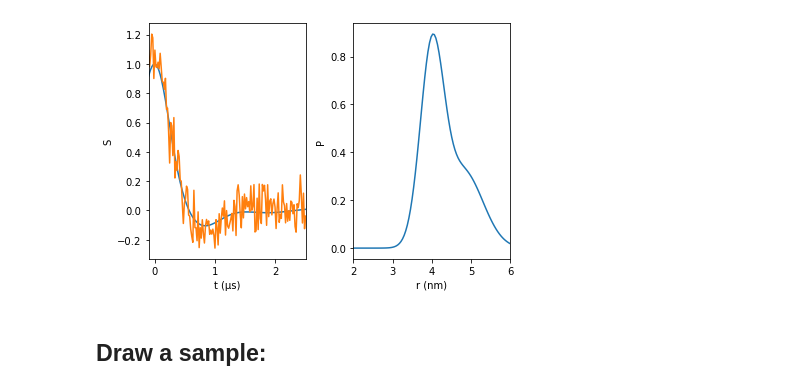
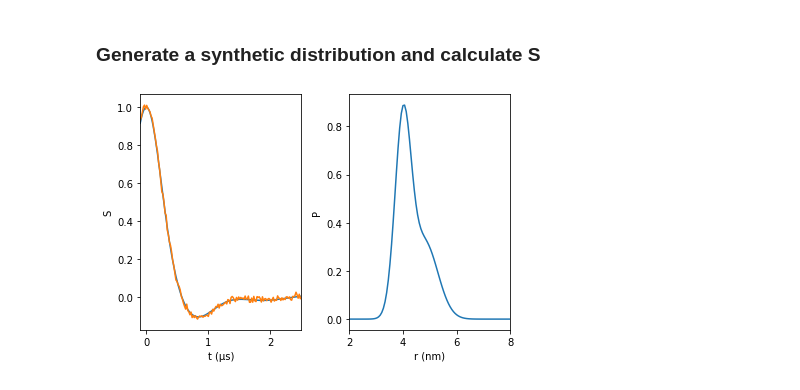
Before and after one commit to StollLab/dive-scripts, a Jupyter notebook: randP/randP_Thomas_method.ipynb, the cells around one changed output. Cells and saved outputs as stored; diff of their text form; code cells hidden in the pictures.

```diff
--- a/randP/randP_Thomas_method.ipynb
+++ b/randP/randP_Thomas_method.ipynb
@@ -17,43 +18,43 @@ import deerlab as dl
 from theano import tensor as T
 from theano.tensor import nlinalg as tnp
 from theano.tensor import slinalg as snp
+# %% [markdown]
+### Generate a synthetic distribution and calculate S
 # %%
 nr = 100
 nt = 150
 
 t = np.linspace(-0.1,2.5,nt)        # time axis, µs
-r = np.linspace(2,6,nr)      # distance axis, ns
+r = np.linspace(2,8,nr)      # distance axis, ns
 
 r0 = 4
 fwhm = 0.4 # parameters for three-Gaussian model
 P0 = dive.dd_gauss(r,r0,fwhm)          # model distance distribution
 
 param2 = [4, 0.3,0.6, 4.8, 0.5, 0.4] # parameters for three-Gaussian model
 P0 = dl.dd_gauss2(r,param2)
 
 lam = 0.5
 k = 0.1
 V0 = 1                      # modulation depth
 
 B = dive.bg_exp(t,k)         # background decay
 K = dl.dipolarkernel(t,r)    # kernel matrix
-sigma = 0.1
+sigma = 0.01
 
 S0 = K@P0
 S = S0 + dl.whitegaussnoise(t,sigma,seed=0)
 
 # Vexp = dive.deerTrace(K@P0,B,V0,lam) + dl.whitegaussnoise(t,sigma,seed=0)
 
 fig, ax = plt.subplots(1,2)
 line0 = ax[0].plot(t, S0)
 line1 = ax[0].plot(t, S)
 line2 = ax[1].plot(r, P0)
 
 ax[0].set(xlim = [min(t),max(t)], xlabel = 't (µs)', ylabel = 'S')
-ax[1].set(xlim = [2,6], xlabel = 'r (nm)', ylabel = 'P')
+ax[1].set(xlim = [min(r),max(r)], xlabel = 'r (nm)', ylabel = 'P')
 plt.tight_layout()
 plt.show()
 # %% [output]
-[figure, old version]
+[figure, new version]
-# %% [markdown]
-## Draw a sample:
```
Also changed, not shown: parts of 21 cells of this notebook, 2 other files.
